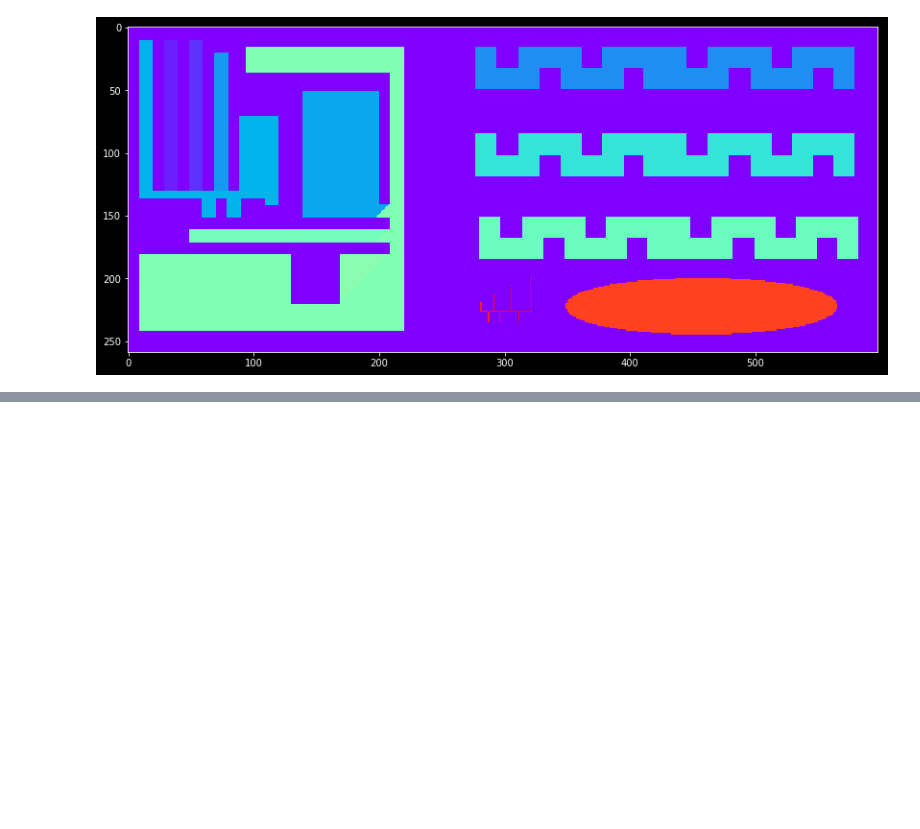
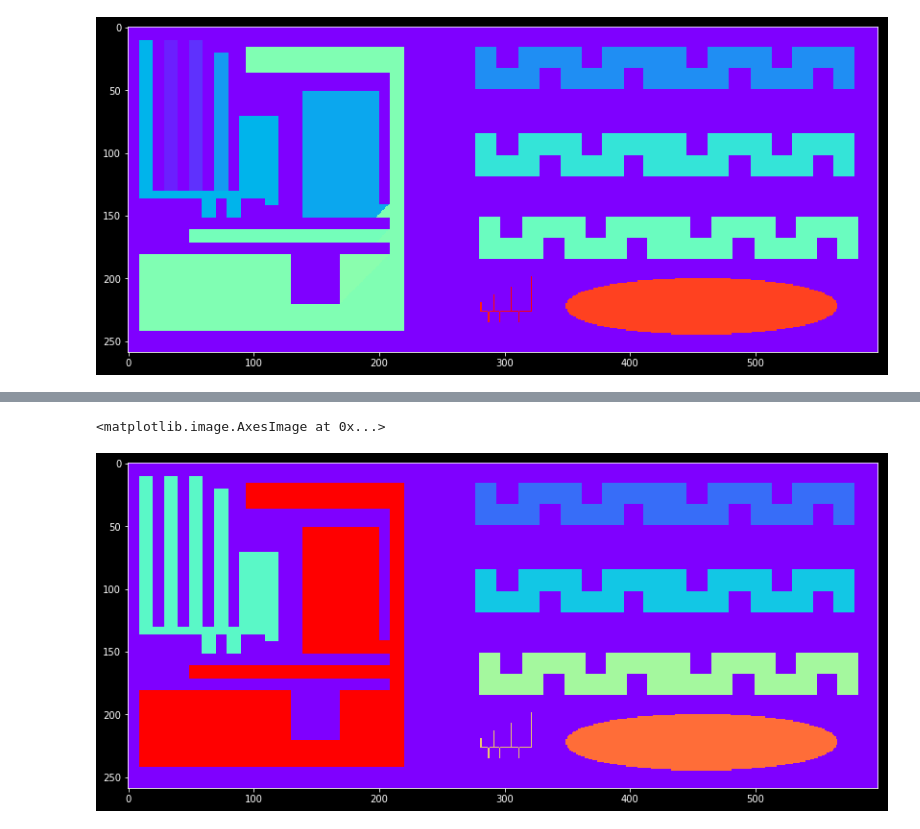
Before and after one commit to SkalskiP/ILearnComputerVision.py, a Jupyter notebook: 11_Image_indexation/labs/Task_11_1_Image_indexation.ipynb, the cells around one changed output, grey strips where cells are left out. Saved outputs shown, nothing was run; the diff lists cells and outputs as text; code cells hidden in the pictures; blank space fills up the shorter version.

```diff
--- a/11_Image_indexation/labs/Task_11_1_Image_indexation.ipynb
+++ b/11_Image_indexation/labs/Task_11_1_Image_indexation.ipynb
@@ -179,0 +194,40 @@ plt.imshow(image_out_union, 'rainbow')
+# %%
+def indexation_with_sets(input_image):
+    image = np.copy(input_image)
+    image_height, image_width = image.shape
+    union_table = []
+    current_label = 1
+
+    # FIRST PASS
+
+    for row_index in range(1, image_height - 1):
+        for column_index in range(1, image_width - 1):
+            if image[row_index, column_index] != 0:
+                neighbors_indexes = get_neighborhood((row_index, column_index))
+                neighbors_values = [image[neighbor_point_index] for neighbor_point_index in neighbors_indexes]
+
+                if sum(neighbors_values) == 0:
+                    image[row_index, column_index] = current_label
+                    union_table.append(set([current_label]))
+                    current_label += 1
+                else:
+                    label_min, label_max = get_min_and_max_of_list(neighbors_values)
+                    if (label_min == label_max):
+                        image[row_index, column_index] = label_min
+                    else:
+                        image[row_index, column_index] = label_min
+                        union_table = update_union_table(label_min, label_max, union_table)
+
+    lut = get_lut_from_set(union_table)
+
+    # SECOND PASS
+
+    for row_index in range(1, image_height - 1):
+        for column_index in range(1, image_width - 1):
+            if image[row_index, column_index] != 0:
+                image[row_index, column_index] = lut[image[row_index, column_index]]
+
+    print("current_label: " + str(current_label))
+    return(image)
+# %%
+image_out_set = indexation_with_sets(image)
@@ -179,0 +243,6 @@ plt.imshow(image_out_union, 'rainbow')
+# %%
+fig = plt.figure(figsize=(14, 7))
+plt.imshow(image_out_set, 'rainbow')
+# %% [output]
+<matplotlib.image.AxesImage at 0x...>
+[figure, added]
```
Also changed, not shown: parts of 6 cells of this notebook.
